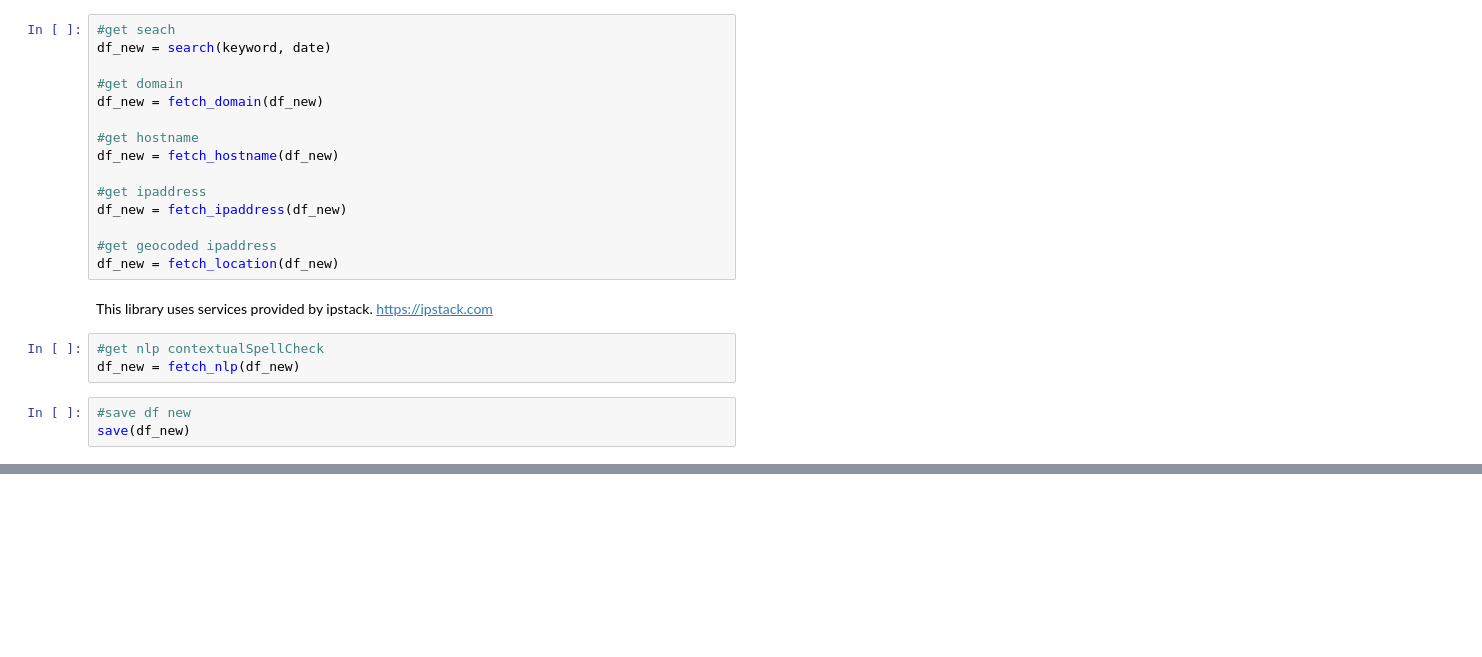
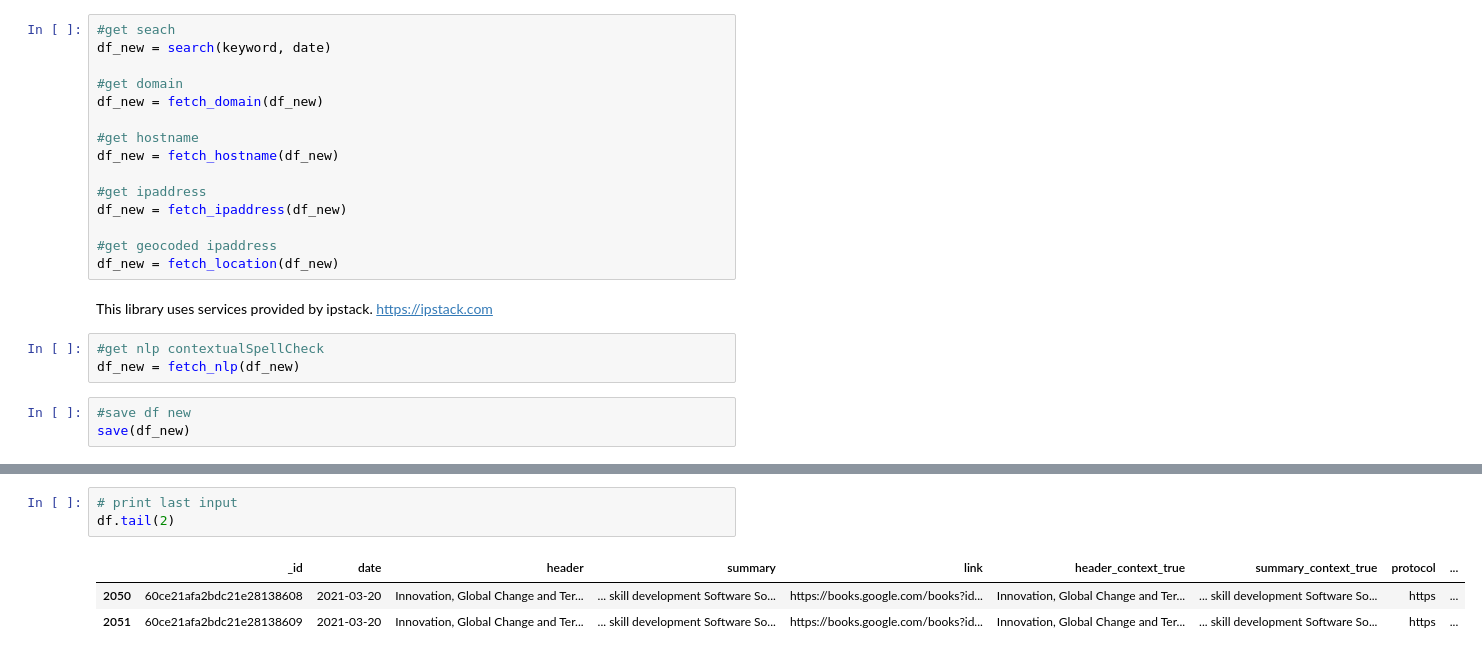
Before and after one commit to centeno/covid-impact-se, a Jupyter notebook: step01_collection_data.ipynb, the cells around one changed output, grey strips where cells are left out. Saved outputs shown, nothing was run; the diff lists cells and outputs as text; blank space fills up the shorter version.

```diff
--- a/step01_collection_data.ipynb
+++ b/step01_collection_data.ipynb
@@ -301,0 +301,7 @@ df.tail()
+# %%
+# print last input
+df.tail(2)
+# %% [output]
+|  | _id | date | header | summary | link | header_context_true | summary_context_true | protocol | ... |
+| 2050 | 60ce21afa2bdc21e28138608 | 2021-03-20 | Innovation, Global Change and Ter... | ... skill development Software So... | https://books.google.com/books?id... | Innovation, Global Change and Ter... | ... skill development Software So... | https | ... |
+| 2051 | 60ce21afa2bdc21e28138609 | 2021-03-20 | Innovation, Global Change and Ter... | ... skill development Software So... | https://books.google.com/books?id... | Innovation, Global Change and Ter... | ... skill development Software So... | https | ... |
```
Also changed, not shown: parts of 10 cells of this notebook.
